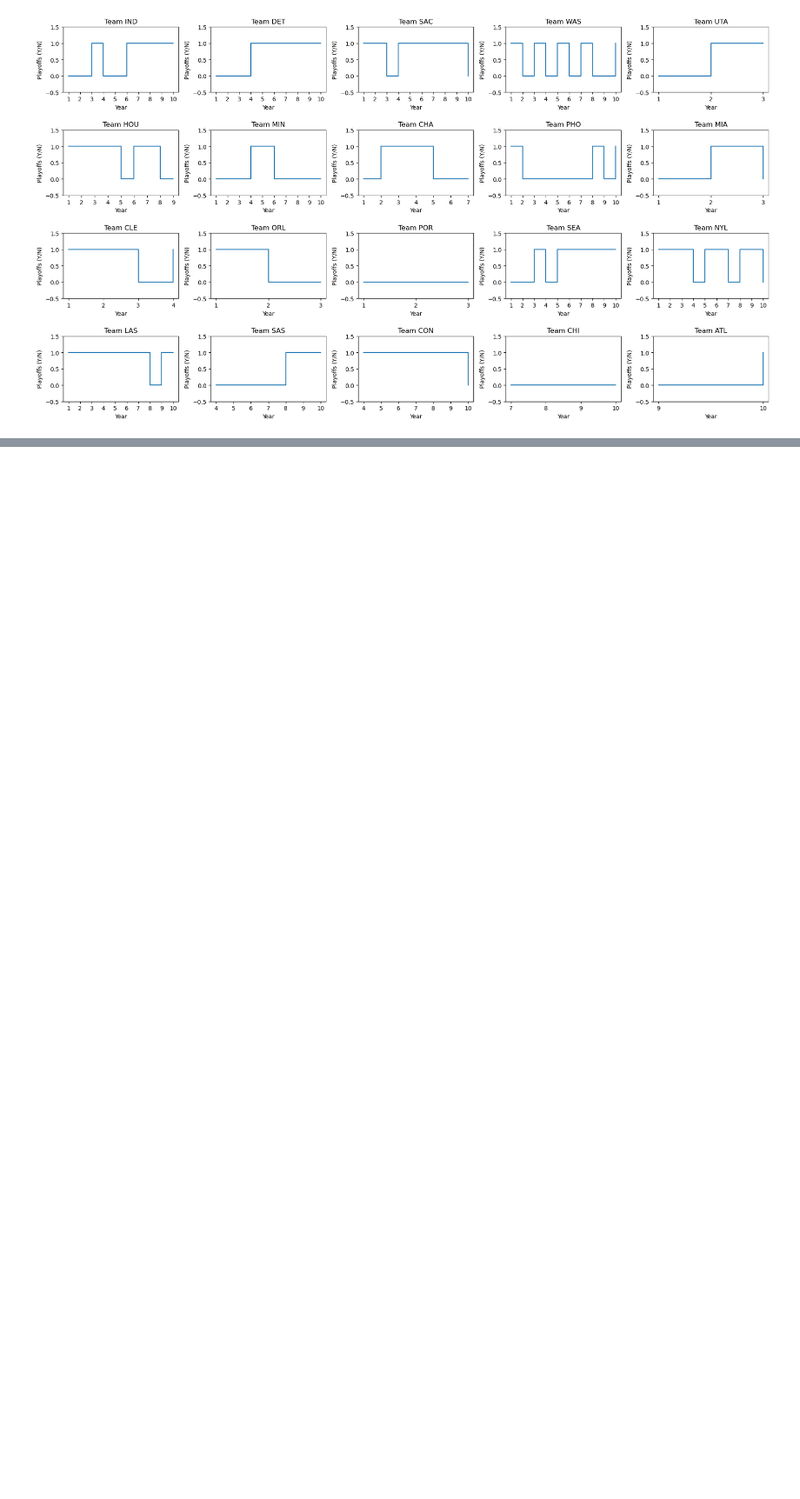
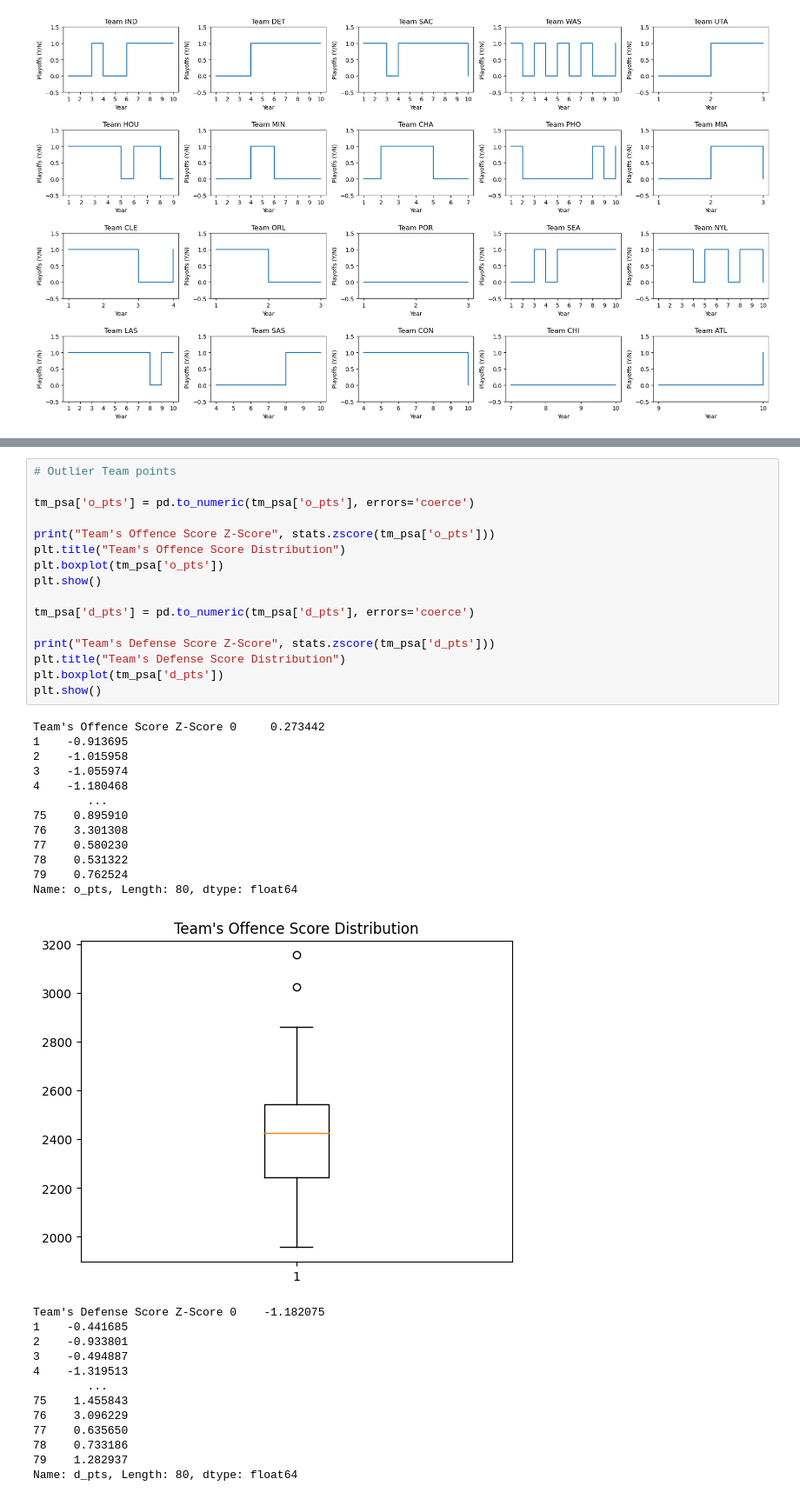
Before and after one commit to toni-santos/ac-2023, a Jupyter notebook: main.ipynb, the cells around one changed output, grey strips where cells are left out. Shown at 87% size. Cells and saved outputs as stored; diff of their text form; blank space fills up the shorter version.

```diff
--- a/main.ipynb
+++ b/main.ipynb
@@ -269,0 +409,42 @@ plt.show()
+# %%
+# Outlier Team points
+
+tm_psa['o_pts'] = pd.to_numeric(tm_psa['o_pts'], errors='coerce')
+
+print("Team's Offence Score Z-Score", stats.zscore(tm_psa['o_pts']))
+plt.title("Team's Offence Score Distribution")
+plt.boxplot(tm_psa['o_pts'])
+plt.show()
+
+tm_psa['d_pts'] = pd.to_numeric(tm_psa['d_pts'], errors='coerce')
+
+print("Team's Defense Score Z-Score", stats.zscore(tm_psa['d_pts']))
+plt.title("Team's Defense Score Distribution")
+plt.boxplot(tm_psa['d_pts'])
+plt.show()
+# %% [output]
+Team's Offence Score Z-Score 0     0.273442
+1    -0.913695
+2    -1.015958
+3    -1.055974
+4    -1.180468
+        ...
+75    0.895910
+76    3.301308
+77    0.580230
+78    0.531322
+79    0.762524
+Name: o_pts, Length: 80, dtype: float64
+[figure, added]
+Team's Defense Score Z-Score 0    -1.182075
+1    -0.441685
+2    -0.933801
+3    -0.494887
+4    -1.319513
+        ...
+75    1.455843
+76    3.096229
+77    0.635650
+78    0.733186
+79    1.282937
+Name: d_pts, Length: 80, dtype: float64
```
Also changed, not shown: parts of 13 cells of this notebook.
